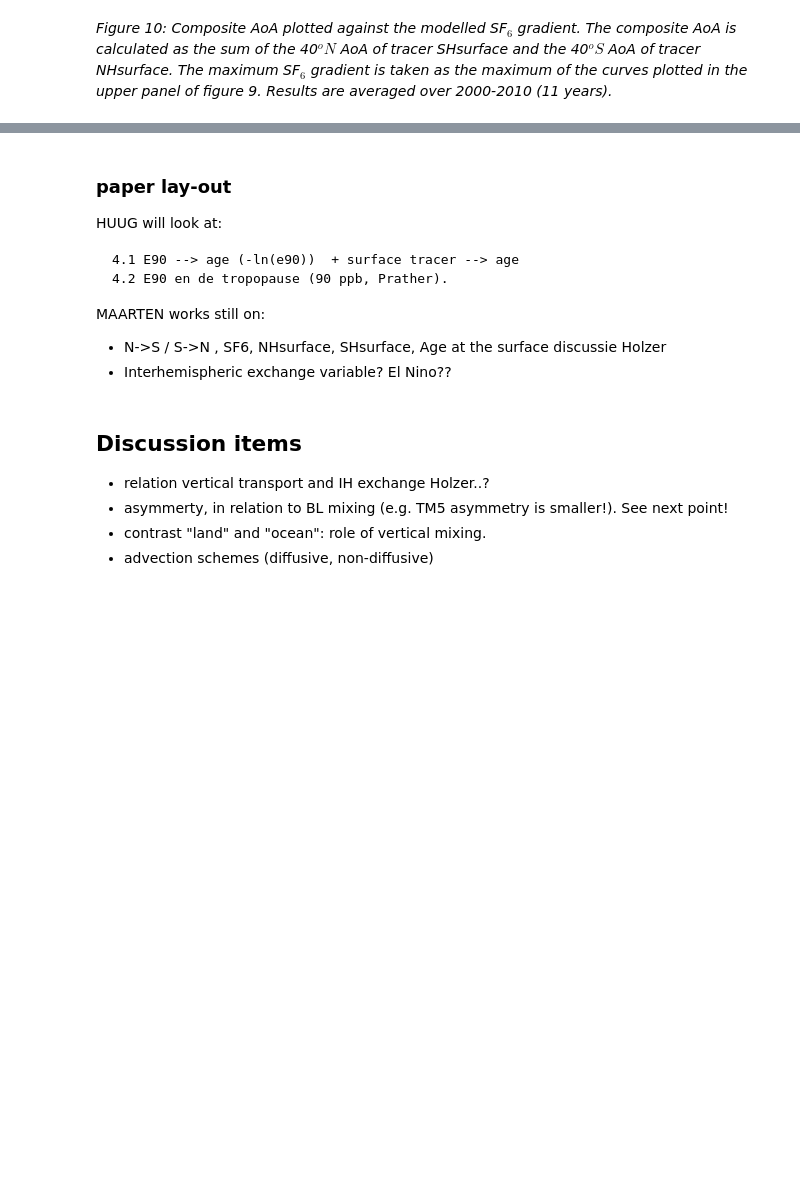
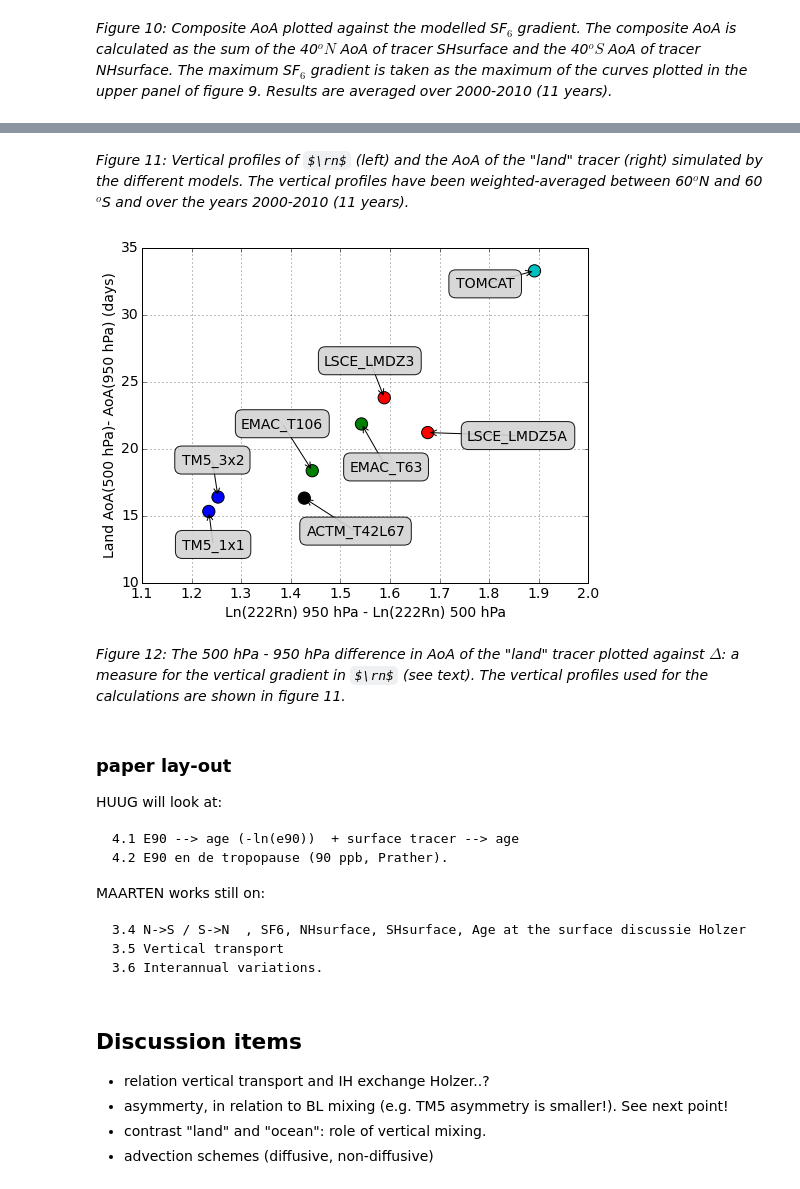
Before and after one commit to maartenkrol/AoA, a Jupyter notebook: aoa_paper_v2.ipynb, the cells around one changed output, grey strips where cells are left out. Cells and saved outputs as stored; diff of their text form; code cells hidden in the pictures; some formulas as TeX source; blank space fills up the shorter version.

```diff
--- a/aoa_paper_v2.ipynb
+++ b/aoa_paper_v2.ipynb
@@ -280,3 +296,11 @@ aoa.figure_sf6_aoa2()
+# %% [markdown]
+*Figure 11: Vertical profiles of $\rn$ (left) and the AoA of the "land" tracer (right) simulated by the different models. The vertical profiles have been weighted-averaged between 60$^o$N and 60$^o$S and over the years 2000-2010 (11 years).*
+# %%
+aoa.figure_rn_aoa2()
+# %% [output]
+[figure, added]
+# %% [markdown]
+*Figure 12: The 500 hPa - 950 hPa difference in AoA of the "land" tracer plotted against $\Delta$: a measure for the vertical gradient in $\rn$ (see text). The vertical profiles used for the calculations are shown in figure 11.*
 # %% [markdown]
 ### paper lay-out
 
@@ -286,8 +310,10 @@ HUUG will look at:
     4.2 E90 en de tropopause (90 ppb, Prather).
 
 MAARTEN works still on:
-- N->S / S->N  , SF6, NHsurface, SHsurface, Age at the surface discussie Holzer
-- Interhemispheric exchange variable? El Nino??
+
+    3.4 N->S / S->N  , SF6, NHsurface, SHsurface, Age at the surface discussie Holzer
+    3.5 Vertical transport
+    3.6 Interannual variations.
 # %% [markdown]
 ## Discussion items
 
```
Also changed, not shown: parts of 3 cells of this notebook, 1 other file.
